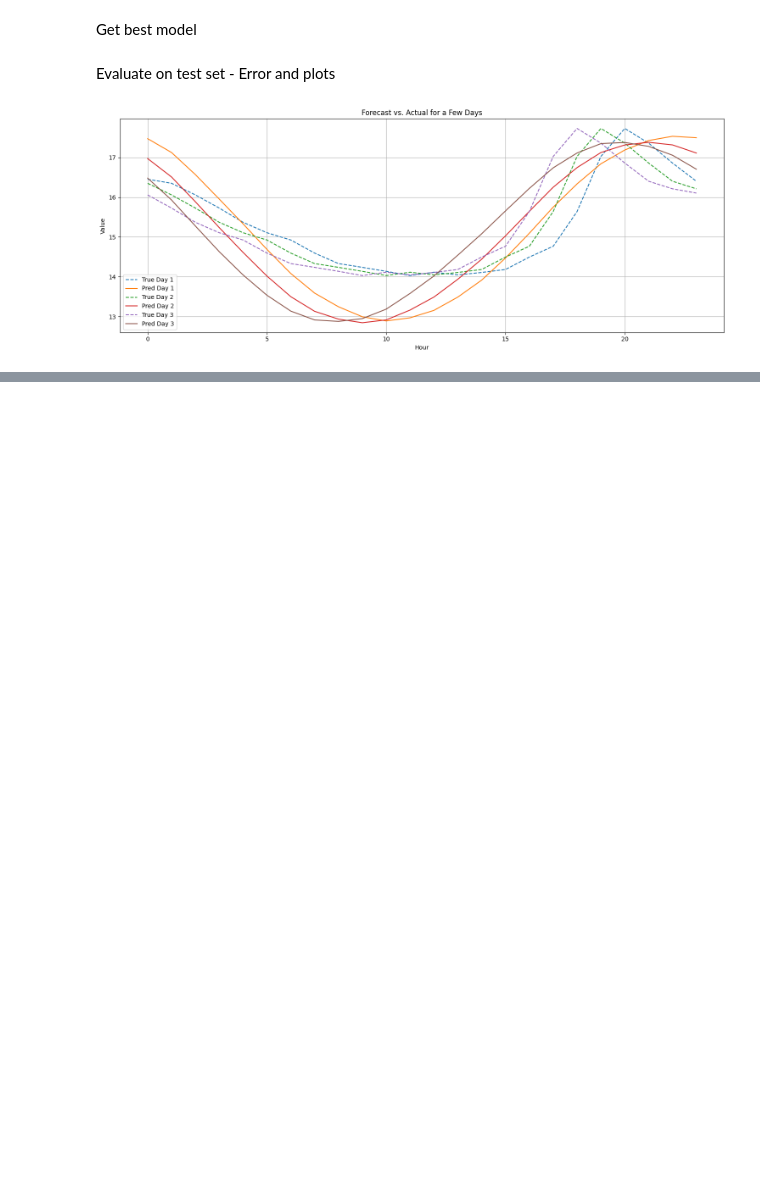
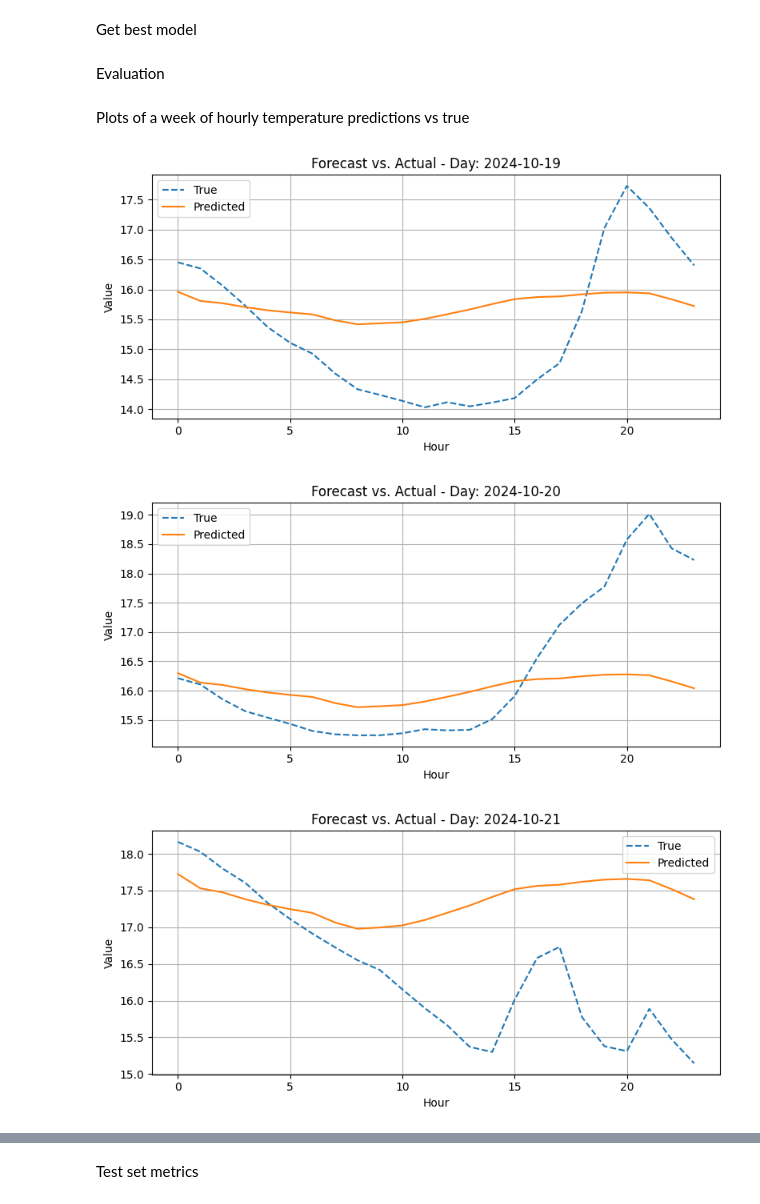
Before and after one commit to chandlerNick/BerlinWeatherTimeSeriesAnalysis, a Jupyter notebook: LSTM_HPO.ipynb, the cells around one changed output, grey strips where cells are left out. Cells and saved outputs as stored; diff of their text form; code cells hidden in the pictures; blank space fills up the shorter version.

Commit message:
Refine plots for LSTM HPO

```diff
--- a/LSTM_HPO.ipynb
+++ b/LSTM_HPO.ipynb
@@ -334,7 +336,7 @@ for epoch in range(epochs):
         loss.backward()
         optimizer.step()
 # %% [markdown]
-Evaluate on test set - Error and plots
+Evaluation
 # %%
 model.eval()
 with torch.no_grad():
@@ -347,20 +349,29 @@ y_true_reshaped = y_true.reshape(-1, 1)
 
 y_pred_inv = scaler.inverse_transform(y_pred_reshaped).reshape(-1, horizon)
 y_true_inv = scaler.inverse_transform(y_true_reshaped).reshape(-1, horizon)
+# %% [markdown]
+Plots of a week of hourly temperature predictions vs true
 # %%
-days_to_plot = 3
-horizon = y_true_inv.shape[1]  # Should be 24 if forecasting 24 hours
+days_to_plot = 7
+start_time = data.index[0] + pd.Timedelta(hours=look_back)
 
 for i in range(days_to_plot):
+    # Each i corresponds to a new day ahead forecast
+    forecast_index = len(X) - len(X_test) + i*24  # global index of the forecast
+    forecast_time = start_time + pd.Timedelta(hours=forecast_index)
+    forecast_day = forecast_time.floor('D')  # get the date part only (start of day)
+
     plt.figure(figsize=(8, 4))
-    plt.plot(range(horizon), y_true_inv[i], label='True', linestyle='dashed')
-    plt.plot(range(horizon), y_pred_inv[i], label='Predicted')
+    plt.plot(range(horizon), y_true_inv[i*24].squeeze(), label='True', linestyle='dashed')
+    plt.plot(range(horizon), y_pred_inv[i*24].squeeze(), label='Predicted')
+    plt.title(f'Forecast vs. Actual - Day: {forecast_day.strftime("%Y-%m-%d")}')
     plt.xlabel('Hour')
     plt.ylabel('Value')
-    plt.title(f'Forecast vs. Actual - Day {i+1}')
     plt.legend()
     plt.grid(True)
     plt.tight_layout()
     plt.show()
 # %% [output]
-[figure, old version]
+[figure, new version]
+[figure, added]
+[figure, added]
@@ -367,3 +382,5 @@ for i in range(days_to_plot):
+# %% [markdown]
+Test set metrics
 # %%
 rmse = np.sqrt(mean_squared_error(y_true_inv.flatten(), y_pred_inv.flatten()))
 mae = mean_absolute_error(y_true_inv.flatten(), y_pred_inv.flatten())
```
Also changed, not shown: parts of 3 cells of this notebook, 1 other file.
